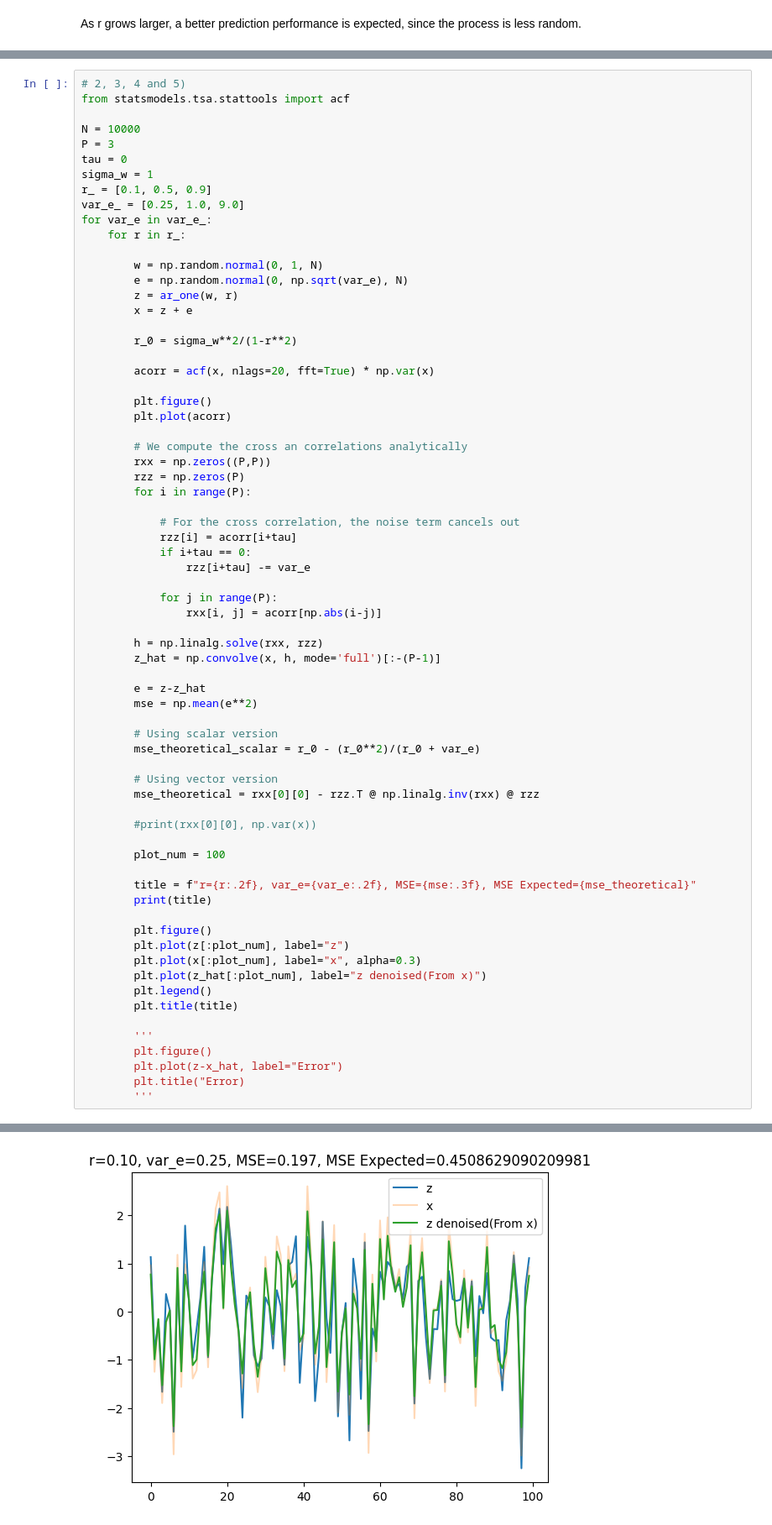
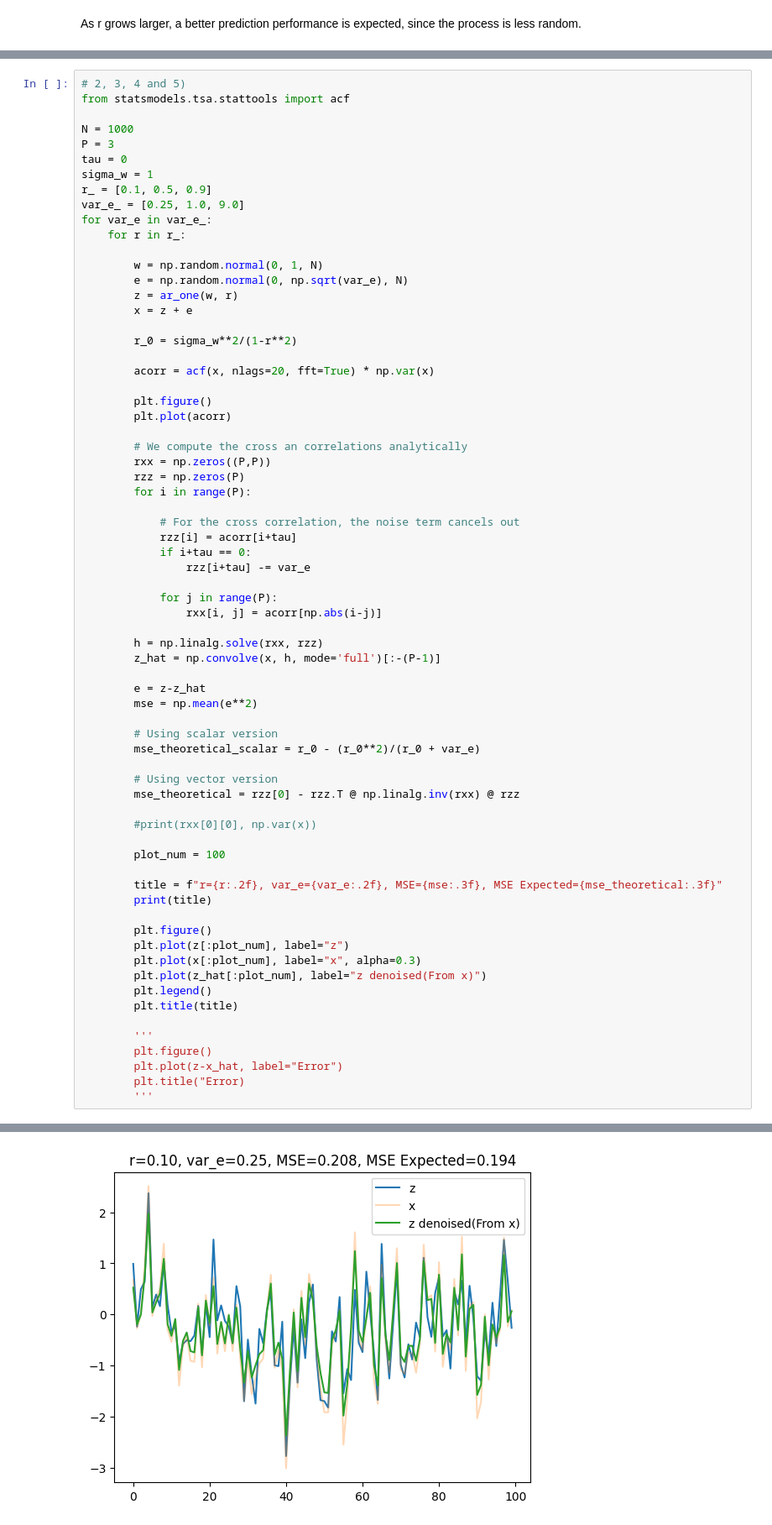
Before and after one commit to asmusbhansen/E25_stochastic_signal_processing, a Jupyter notebook: notebooks/Lecture10.ipynb, the cells around one changed output, grey strips where cells are left out. Shown at 84% size. Drawn from its saved outputs; the diff is of its cells as text.

```diff
--- a/notebooks/Lecture10.ipynb
+++ b/notebooks/Lecture10.ipynb
@@ -345,7 +345,7 @@ for r in r_:
 # 2, 3, 4 and 5)
 from statsmodels.tsa.stattools import acf
 
-N = 10000
+N = 1000
 P = 3
 tau = 0
 sigma_w = 1
@@ -389,13 +389,13 @@ for var_e in var_e_:
         mse_theoretical_scalar = r_0 - (r_0**2)/(r_0 + var_e)
 
         # Using vector version
-        mse_theoretical = rxx[0][0] - rzz.T @ np.linalg.inv(rxx) @ rzz
+        mse_theoretical = rzz[0] - rzz.T @ np.linalg.inv(rxx) @ rzz
 
         #print(rxx[0][0], np.var(x))
 
         plot_num = 100
 
-        title = f"r={r:.2f}, var_e={var_e:.2f}, MSE={mse:.3f}, MSE Expected={mse_theoretical}"
+        title = f"r={r:.2f}, var_e={var_e:.2f}, MSE={mse:.3f}, MSE Expected={mse_theoretical:.3f}"
         print(title)
 
         plt.figure()
@@ -424 +424 @@ r=0.90, var_e=9.00, MSE=2.339, MSE Expected=11.345020229454597
-[figure, old version]
+[figure, new version]
```
Also changed, not shown: parts of 1 cell of this notebook.
